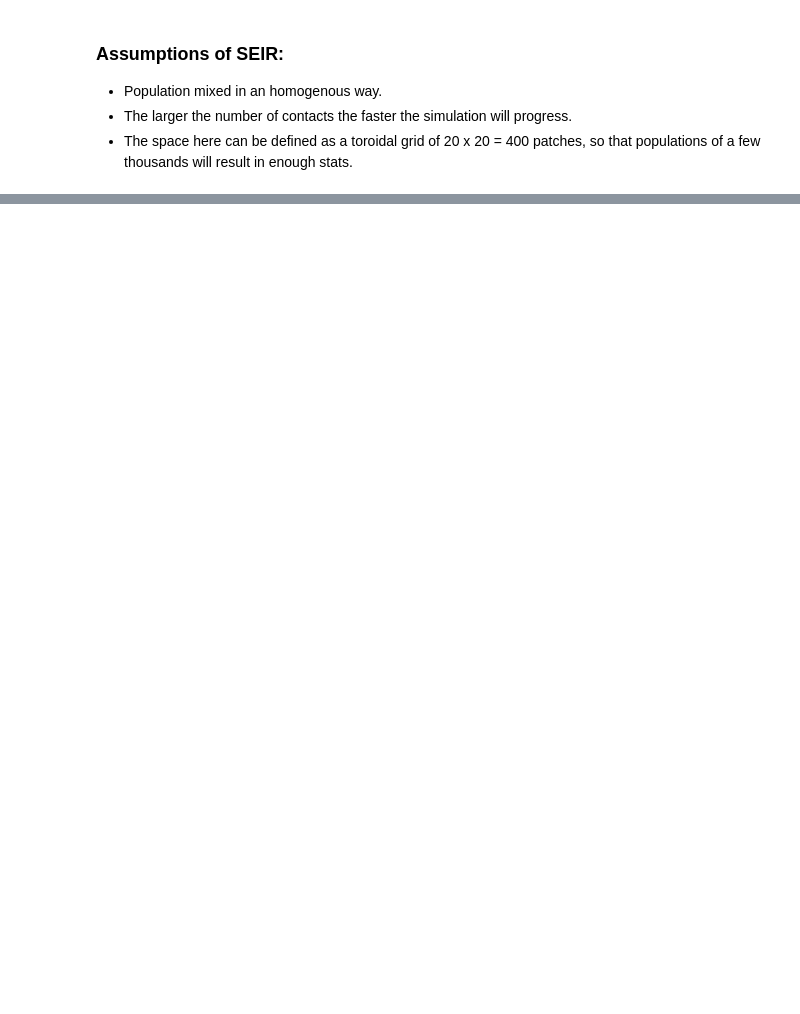
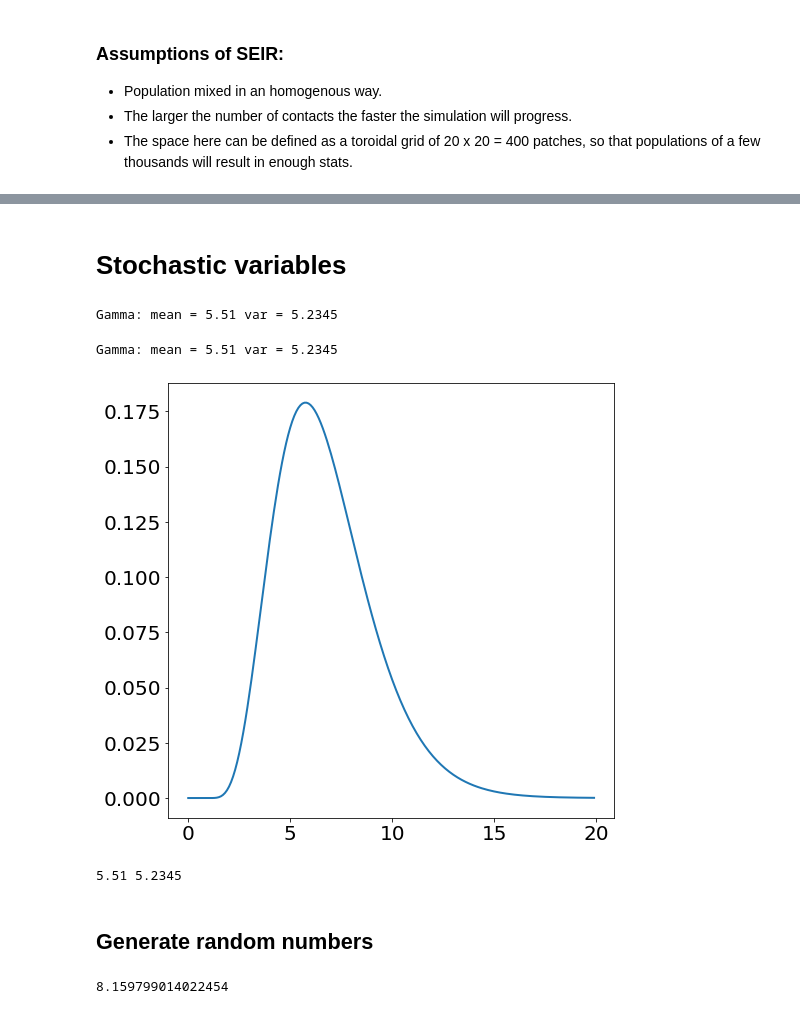
Before and after one commit to jjgomezcadenas/mesaTutorials, a Jupyter notebook: notebooks/BarrioTortugaSEIR.ipynb, the cells around one changed output, grey strips where cells are left out. Cells and saved outputs as stored; diff of their text form; code cells hidden in the pictures; blank space fills up the shorter version.

```diff
--- a/notebooks/BarrioTortugaSEIR.ipynb
+++ b/notebooks/BarrioTortugaSEIR.ipynb
@@ -569,0 +59,2 @@ Done!
+# %% [markdown]
+# Stochastic variables
@@ -569,0 +63,34 @@ Done!
+# %%
+mean, var, skew, kurt = gamma.stats(a=5.8, scale=0.95, moments='mvsk')
+print(f'Gamma: mean = {mean} var = {var}')
+# %% [output]
+Gamma: mean = 5.51 var = 5.2345
+# %%
+mean, var = gamma.stats(a=5.8, scale=0.95, moments='mv')
+print(f'Gamma: mean = {mean} var = {var}')
+# %% [output]
+Gamma: mean = 5.51 var = 5.2345
+# %%
+def plot_gamma_pdf(alpha, beta, figsize=(8,8)):
+
+    fig = plt.figure(figsize=figsize)
+    ax=plt.subplot(111)
+
+    x = np.arange(0, 20, 0.1)
+    ax.plot(x, gamma.pdf(x,alpha,beta), lw=2)
+# %%
+plot_gamma_pdf(alpha=5.8, beta=0.95, figsize=(8,8))
+# %% [output]
+[figure, added]
+# %%
+ti, ti_var  = gamma.stats(a=5.8, scale=0.95, moments='mv')
+print(ti, ti_var)
+# %% [output]
+5.51 5.2345
+# %% [markdown]
+## Generate random numbers
+# %%
+r = gamma.rvs(a=5.8, scale=0.95)
+r
+# %% [output]
+8.159799014022454
```
Also changed, not shown: parts of 83 cells of this notebook, 9 other files.
